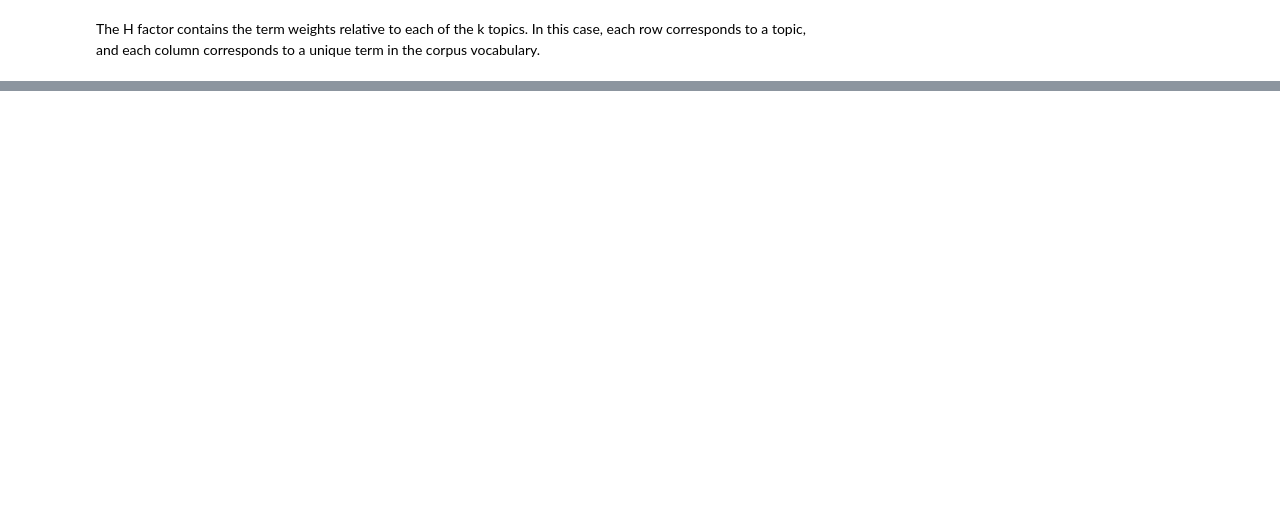
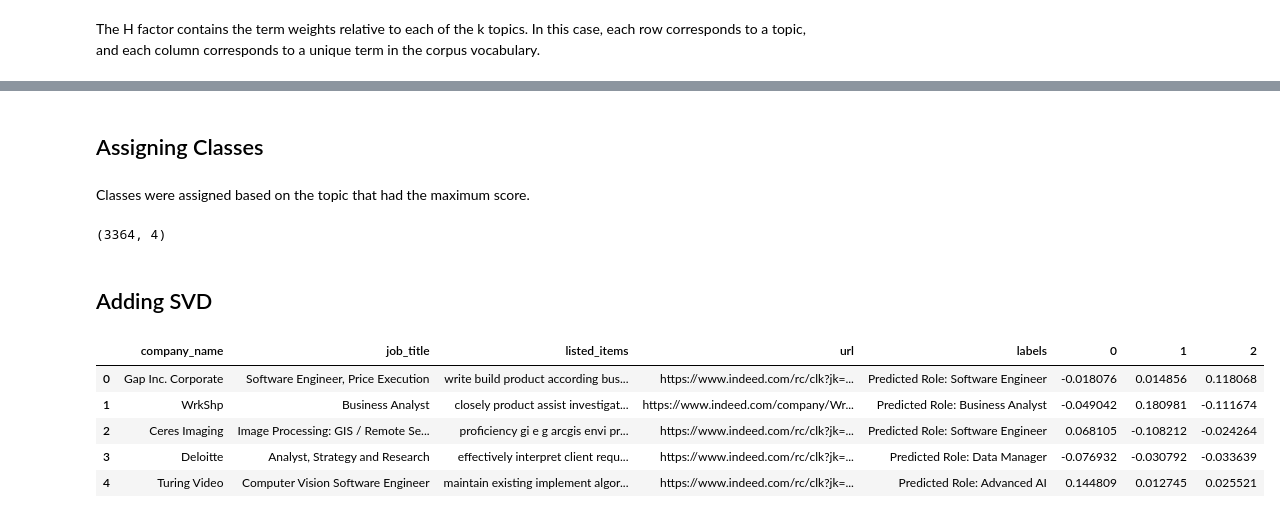
Before and after one commit to keith12345/Find_me_a_Job, a Jupyter notebook: SF_Jobs/04_Modeling_TFIDF_NMF.ipynb, the cells around one changed output, grey strips where cells are left out. Drawn from its saved outputs; the diff is of its cells as text; code cells hidden in the pictures; blank space fills up the shorter version.

Commit message:
Cleaning notebooks.

```diff
--- a/SF_Jobs/04_Modeling_TFIDF_NMF.ipynb
+++ b/SF_Jobs/04_Modeling_TFIDF_NMF.ipynb
@@ -235,0 +333,20 @@ experience science computer software engineering related technical field degree
+# %% [markdown]
+## Assigning Classes
+# %% [markdown]
+Classes were assigned based on the topic that had the maximum score.
+# %%
+df = pd.read_pickle('../Data/01_clean_sf')
+# %%
+df.shape
+# %% [output]
+(3364, 4)
+# %%
+df = df.merge(nmf_labels,left_index=True,right_index=True)
+# %% [markdown]
+## Adding SVD
+# %%
+pca = PCA(n_components=3)
+pca.fit(tf_idf_df)
+tf_idf_df = pd.DataFrame(pca.transform(tf_idf_df))
+# %%
+df = df.merge(tf_idf_df,left_index=True,right_index=True)
@@ -235,0 +355,9 @@ experience science computer software engineering related technical field degree
+# %%
+df.head()
+# %% [output]
+|  | company_name | job_title | listed_items | url | labels | 0 | 1 | 2 |
+| 0 | Gap Inc. Corporate | Software Engineer, Price Execution | write build product according bus... | https://www.indeed.com/rc/clk?jk=... | Predicted Role: Software Engineer | -0.018076 | 0.014856 | 0.118068 |
+| 1 | WrkShp | Business Analyst | closely product assist investigat... | https://www.indeed.com/company/Wr... | Predicted Role: Business Analyst | -0.049042 | 0.180981 | -0.111674 |
+| 2 | Ceres Imaging | Image Processing: GIS / Remote Se... | proficiency gi e g arcgis envi pr... | https://www.indeed.com/rc/clk?jk=... | Predicted Role: Software Engineer | 0.068105 | -0.108212 | -0.024264 |
+| 3 | Deloitte | Analyst, Strategy and Research | effectively interpret client requ... | https://www.indeed.com/rc/clk?jk=... | Predicted Role: Data Manager | -0.076932 | -0.030792 | -0.033639 |
+| 4 | Turing Video | Computer Vision Software Engineer | maintain existing implement algor... | https://www.indeed.com/rc/clk?jk=... | Predicted Role: Advanced AI | 0.144809 | 0.012745 | 0.025521 |
```
Also changed, not shown: parts of 47 cells of this notebook, 11 other files.
